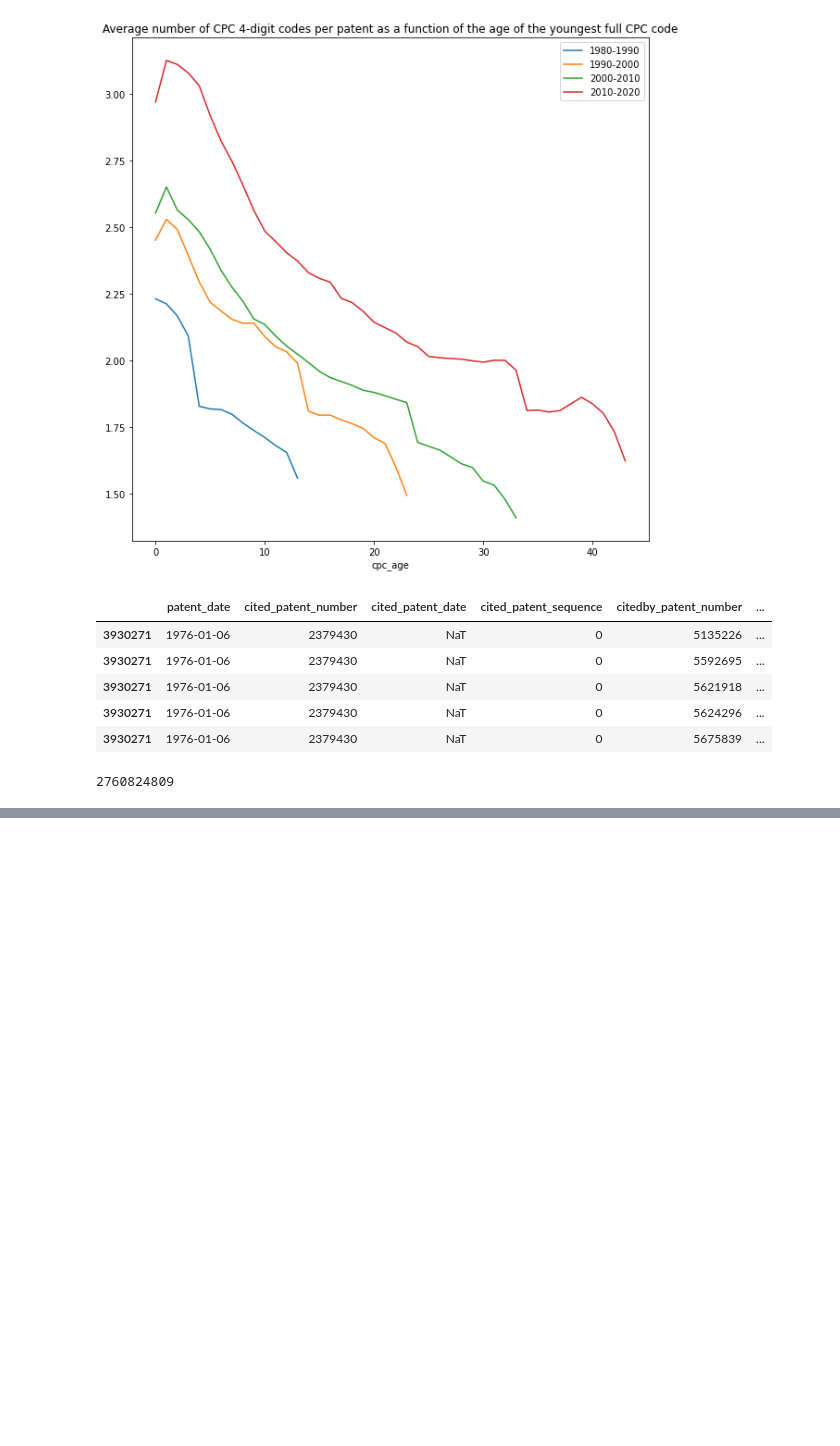
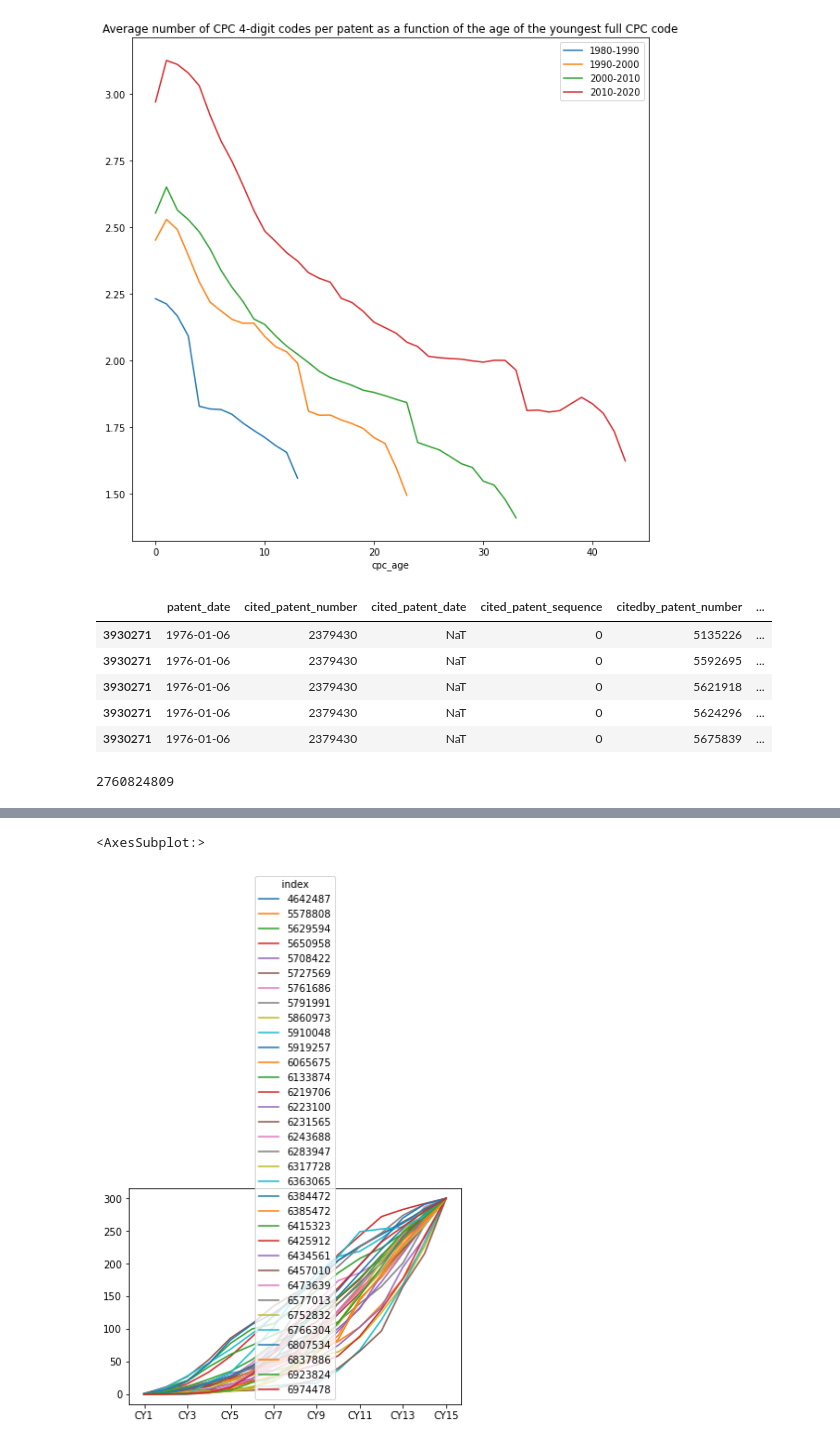
Before and after one commit to boreshkinai/patent-analysis, a Jupyter notebook: PatentsEDA-API.ipynb, the cells around one changed output, grey strips where cells are left out. Saved outputs shown, nothing was run; the diff lists cells and outputs as text; code cells hidden in the pictures; blank space fills up the shorter version.

```diff
--- a/PatentsEDA-API.ipynb
+++ b/PatentsEDA-API.ipynb
@@ -696,0 +865,4 @@ len(ddf_citation)
+# %%
+ddf_citation_ltc_cpc_ave = ddf_citation_ltc_cpc.groupby('cpc_subsection_id').mean()
+# %%
+correction_5to15 = ddf_citation_ltc_cpc_ave['CY15'] / ddf_citation_ltc_cpc_ave['CY5']
@@ -696,0 +886,3 @@ len(ddf_citation)
+# %%
+ddf_citation_ltc_cpc = ddf_citation_ltc_cpc.join(pd.DataFrame(correction_5to15, columns=['correction']),
+                                                 on='cpc_subsection_id')
@@ -696,0 +906,5 @@ len(ddf_citation)
+# %%
+ddf_citation_ltc_cpc.loc[ddf_citation_ltc_cpc['CY15'] == 300, [f"CY{y}" for y in range(1,16)]].T.plot()
+# %% [output]
+<AxesSubplot:>
+[figure, added]
```
Also changed, not shown: parts of 21 cells of this notebook.
